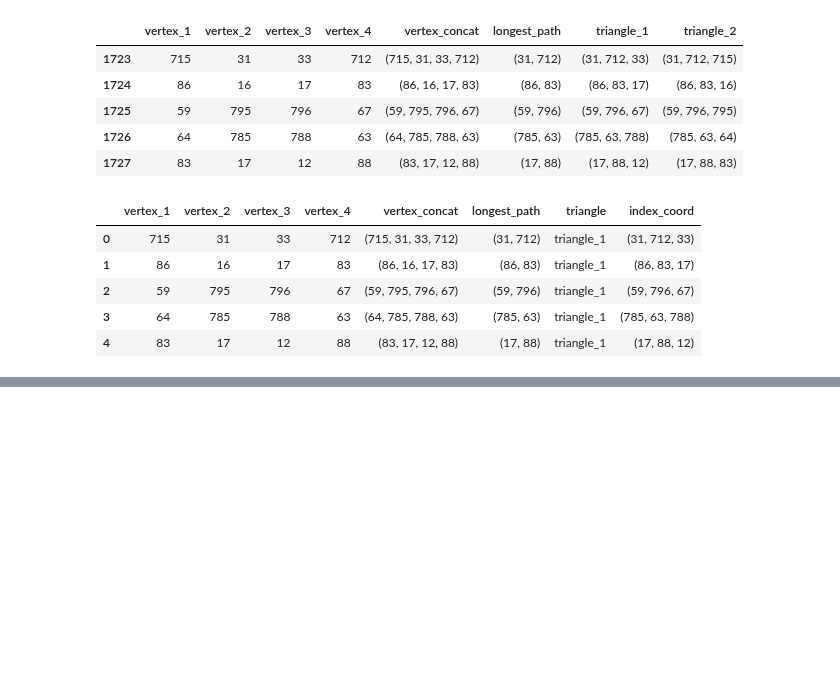
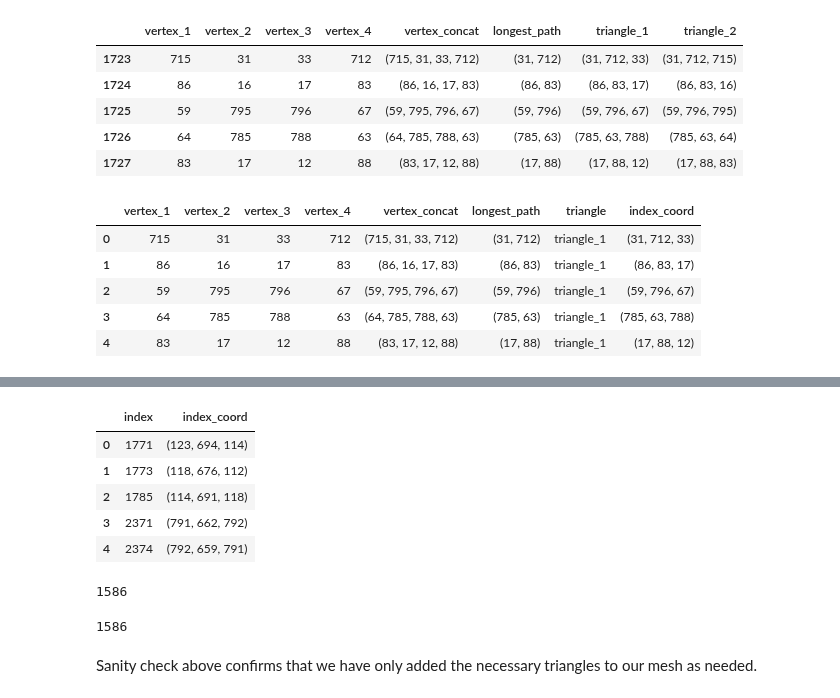
Before and after one commit to suryashch/3d_modelling, a Jupyter notebook: reducing-mesh-density/notebooks/obj-eda.ipynb, the cells around one changed output, grey strips where cells are left out. Drawn from its saved outputs; the diff is of its cells as text; code cells hidden in the pictures; blank space fills up the shorter version.

```diff
--- a/reducing-mesh-density/notebooks/obj-eda.ipynb
+++ b/reducing-mesh-density/notebooks/obj-eda.ipynb
@@ -585,0 +625,20 @@ Let's do a qquick test to see if our function worked as expected.
+# %%
+faces_final = pd.concat([faces_3_convert, faces_4_convert]).reset_index()
+faces_final.head()
+# %% [output]
+|  | index | index_coord |
+| 0 | 1771 | (123, 694, 114) |
+| 1 | 1773 | (118, 676, 112) |
+| 2 | 1785 | (114, 691, 118) |
+| 3 | 2371 | (791, 662, 792) |
+| 4 | 2374 | (792, 659, 791) |
+# %%
+len(faces_final)
+# %% [output]
+1586
+# %%
+len(faces_3) + len(faces_4) * 2
+# %% [output]
+1586
+# %% [markdown]
+Sanity check above confirms that we have only added the necessary triangles to our mesh as needed.
```
Also changed, not shown: parts of 6 cells of this notebook.
